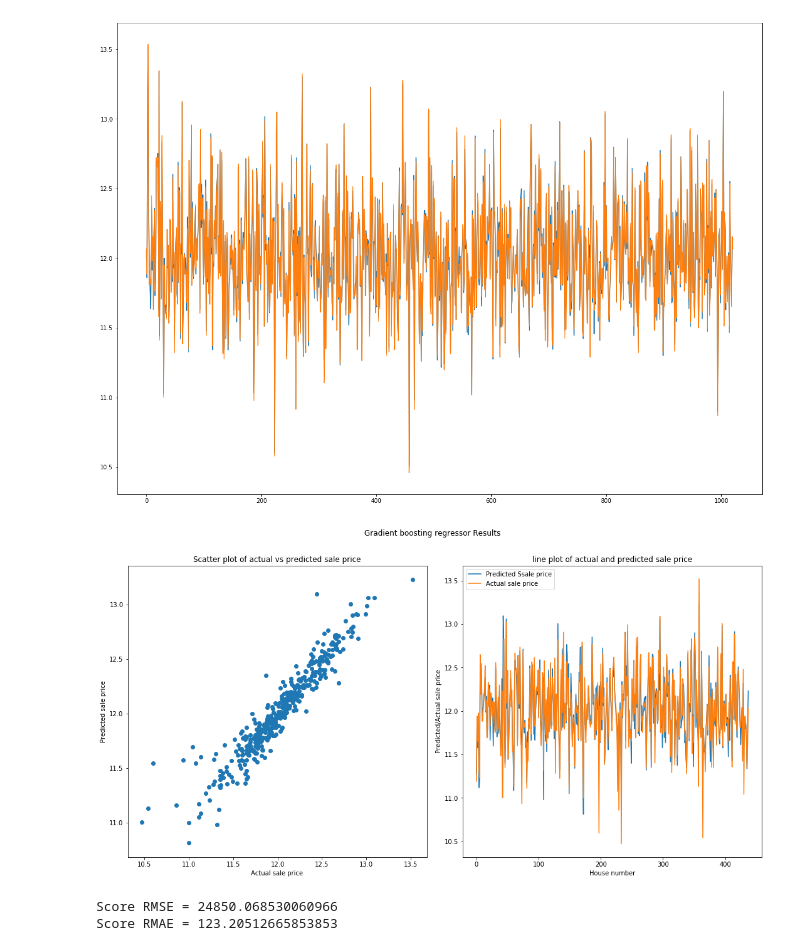
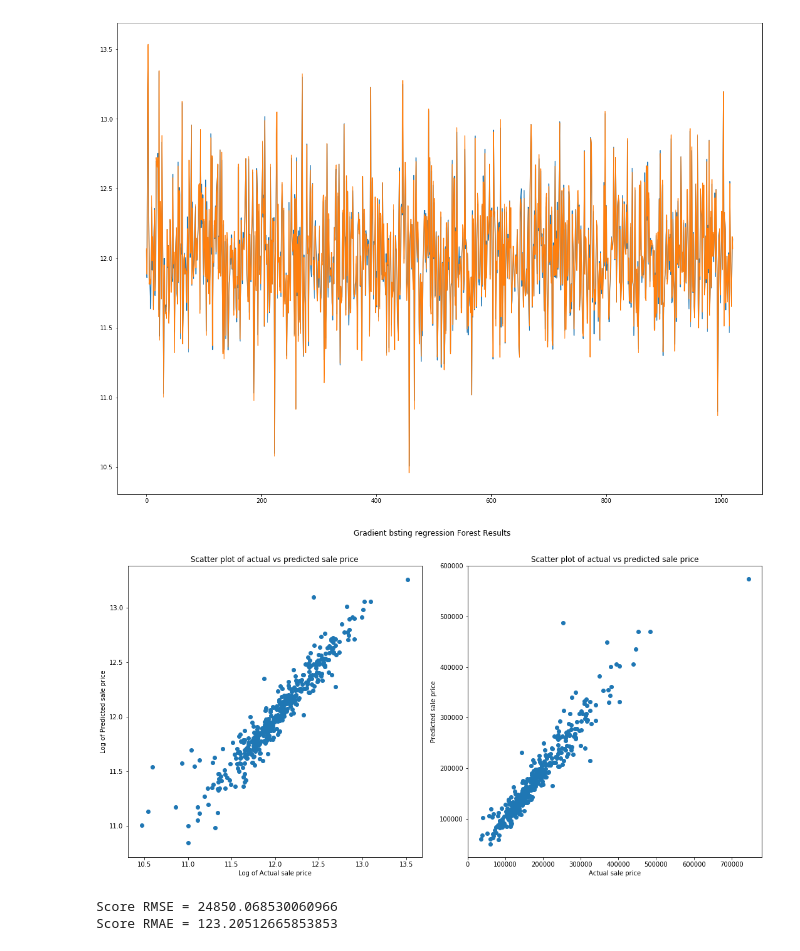
Before and after one commit to Yaohua-Chang/ML-Final-Project, a Jupyter notebook: Tamer/Week 2 Feature selection.ipynb, the cells around one changed output. Saved outputs shown, nothing was run; the diff lists cells and outputs as text; code cells hidden in the pictures.

```diff
--- a/Tamer/Week 2 Feature selection.ipynb
+++ b/Tamer/Week 2 Feature selection.ipynb
@@ -132,23 +135,21 @@ plt.plot(y_train.values)
 # %%
 y_pred = GBR.predict(x_test)
 fig = plt.figure(figsize=(15,8))
-fig.suptitle('Gradient boosting regressor Results')
+fig.suptitle('Gradient bsting regression Forest Results')
 plt.subplot(121)
 plt.scatter(y_test, y_pred)
+plt.xlabel('Log of Actual sale price')
+plt.ylabel('Log of Predicted sale price')
+plt.title('Scatter plot of actual vs predicted sale price')
+plt.subplot(122)
+plt.scatter(np.exp(y_test.values), np.exp(y_pred))
 plt.xlabel('Actual sale price')
 plt.ylabel('Predicted sale price')
 plt.title('Scatter plot of actual vs predicted sale price')
-plt.subplot(122)
-plt.plot(y_pred, label='Predicted Ssale price')
-plt.plot(y_test.values, label='Actual sale price')
-plt.xlabel('House number')
-plt.ylabel('Predicted/Actual sale price')
-plt.title('line plot of actual and predicted sale price')
-plt.legend()
 plt.tight_layout()
 fig.subplots_adjust(top=0.88)
 # %% [output]
-[figure, old version]
+[figure, new version]
 # %%
 ## Calculate error with the actual values of sale price
 y_pred = GBR.predict(x_test)
```
Also changed, not shown: parts of 7 cells of this notebook, 3 other files.
